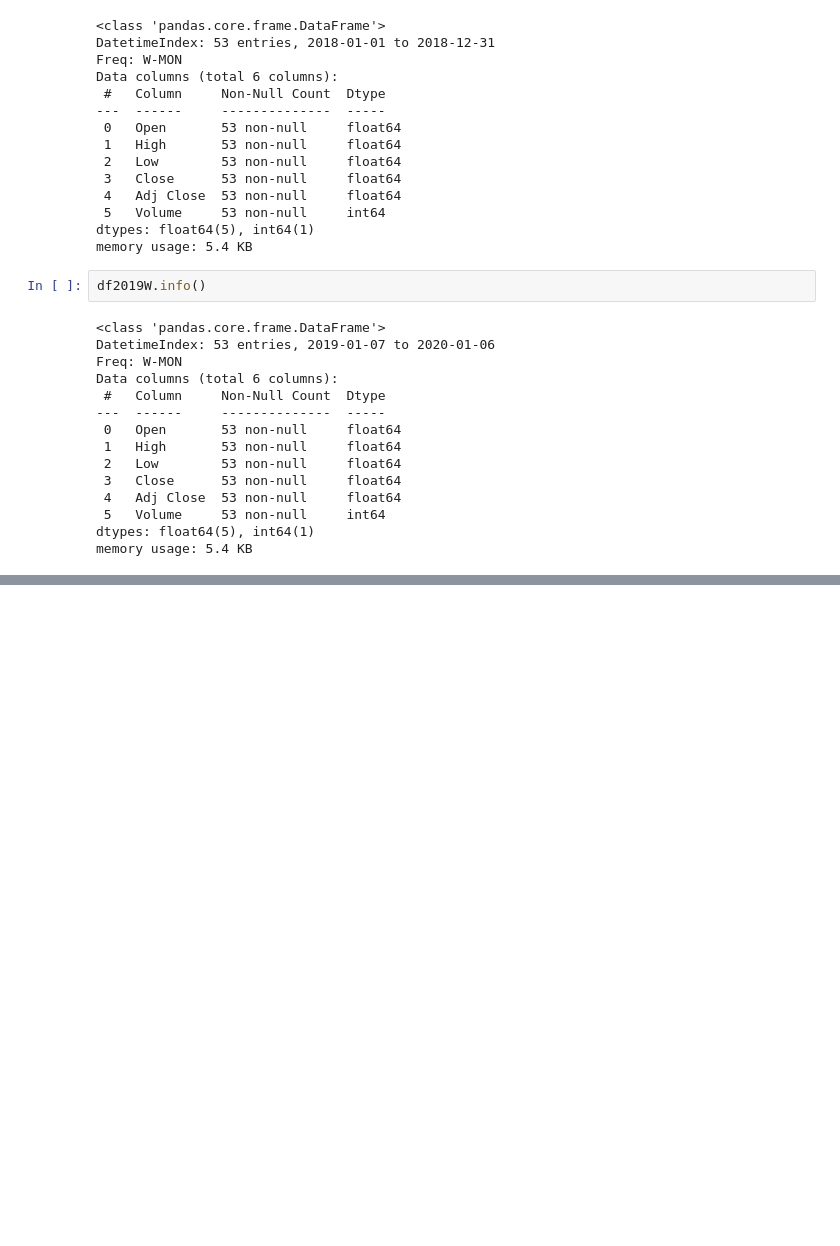
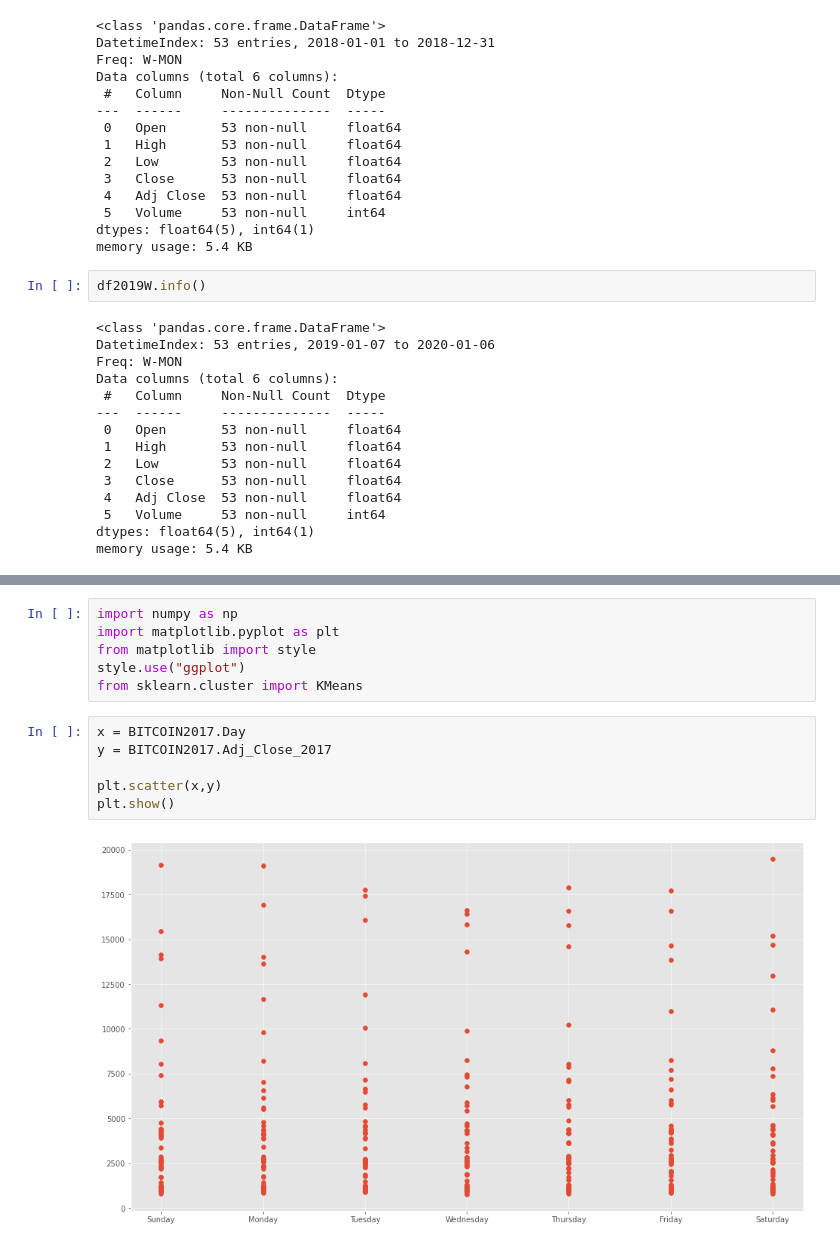
Before and after one commit to cristiandarioortegayubro/Google-Colaboratory-en-Ciencias-Economicas, a Jupyter notebook: Analisis_exploratorio_de_datos.ipynb, the cells around one changed output, grey strips where cells are left out. Cells and saved outputs as stored; diff of their text form; blank space fills up the shorter version.

```diff
--- a/Analisis_exploratorio_de_datos.ipynb
+++ b/Analisis_exploratorio_de_datos.ipynb
@@ -824,3 +824,17 @@ fig = go.Figure(data=[go.Candlestick(x=df2019W.index, open=BITCOIN2019.Open, hig
 fig.show()
 # %% [output]
 [interactive output not drawn]
+# %%
+import numpy as np
+import matplotlib.pyplot as plt
+from matplotlib import style
+style.use("ggplot")
+from sklearn.cluster import KMeans
+# %%
+x = BITCOIN2017.Day
+y = BITCOIN2017.Adj_Close_2017
+
+plt.scatter(x,y)
+plt.show()
+# %% [output]
+[figure, added]
```
Also changed, not shown: parts of 4 cells of this notebook.
